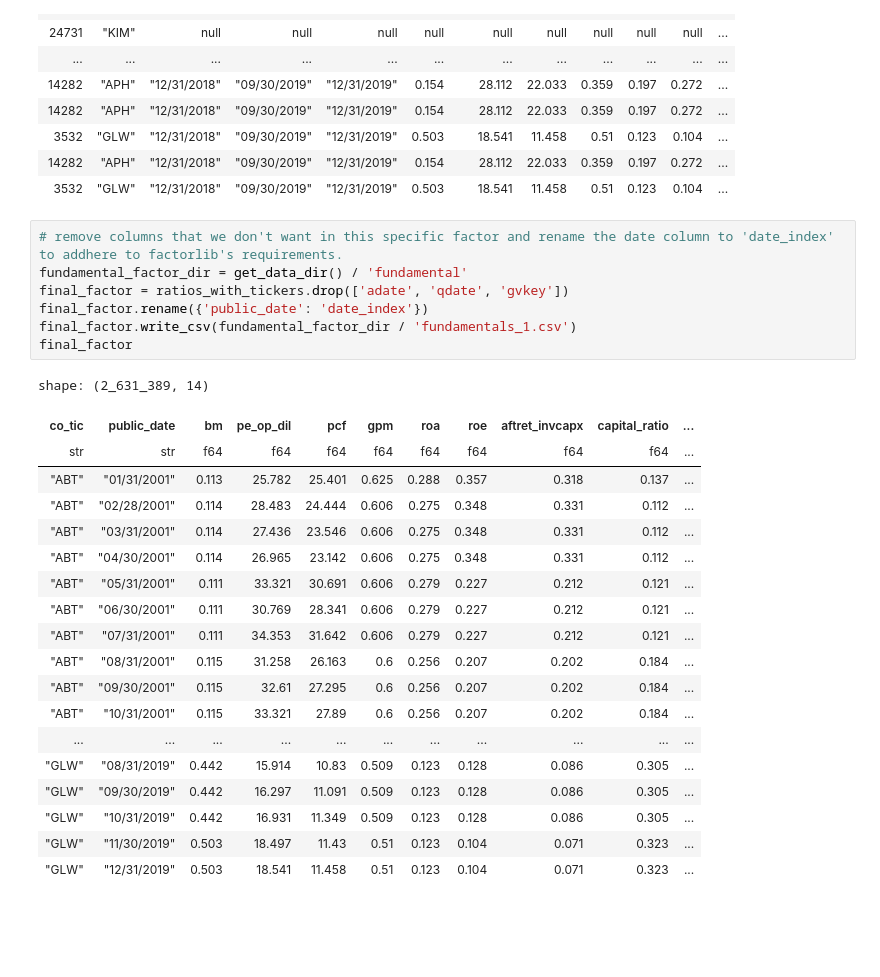
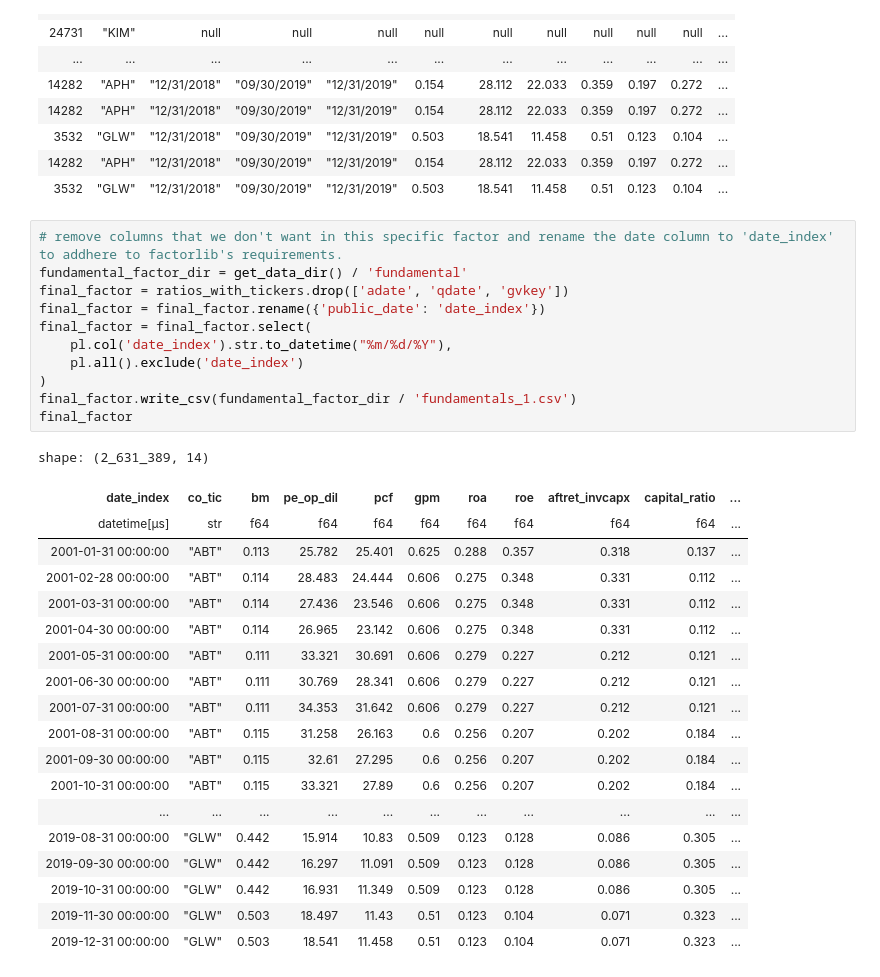
Before and after one commit to jakezur1/factorlib-polars, a Jupyter notebook: factors/fundamental/fundamentals1_monthly.ipynb, the cells around one changed output. Saved outputs shown, nothing was run; the diff lists cells and outputs as text; blank space fills up the shorter version.

Commit message:
ran factor experiments and created a faulty fundamentals_1 factor. having problems with dates not being read in as dates

```diff
--- a/factors/fundamental/fundamentals1_monthly.ipynb
+++ b/factors/fundamental/fundamentals1_monthly.ipynb
@@ -43,27 +46,31 @@ shape: (2_631_389, 17)
 # %%
 # remove columns that we don't want in this specific factor and rename the date column to 'date_index' to addhere to factorlib's requirements.
 fundamental_factor_dir = get_data_dir() / 'fundamental'
 final_factor = ratios_with_tickers.drop(['adate', 'qdate', 'gvkey'])
-final_factor.rename({'public_date': 'date_index'})
+final_factor = final_factor.rename({'public_date': 'date_index'})
+final_factor = final_factor.select(
+    pl.col('date_index').str.to_datetime("%m/%d/%Y"),
+    pl.all().exclude('date_index')
+)
 final_factor.write_csv(fundamental_factor_dir / 'fundamentals_1.csv')
 final_factor
 # %% [output]
 shape: (2_631_389, 14)
-| co_tic | public_date | bm | pe_op_dil | pcf | gpm | roa | roe | aftret_invcapx | capital_ratio | ... |
-| str | str | f64 | f64 | f64 | f64 | f64 | f64 | f64 | f64 | ... |
-| "ABT" | "01/31/2001" | 0.113 | 25.782 | 25.401 | 0.625 | 0.288 | 0.357 | 0.318 | 0.137 | ... |
-| "ABT" | "02/28/2001" | 0.114 | 28.483 | 24.444 | 0.606 | 0.275 | 0.348 | 0.331 | 0.112 | ... |
-| "ABT" | "03/31/2001" | 0.114 | 27.436 | 23.546 | 0.606 | 0.275 | 0.348 | 0.331 | 0.112 | ... |
-| "ABT" | "04/30/2001" | 0.114 | 26.965 | 23.142 | 0.606 | 0.275 | 0.348 | 0.331 | 0.112 | ... |
-| "ABT" | "05/31/2001" | 0.111 | 33.321 | 30.691 | 0.606 | 0.279 | 0.227 | 0.212 | 0.121 | ... |
-| "ABT" | "06/30/2001" | 0.111 | 30.769 | 28.341 | 0.606 | 0.279 | 0.227 | 0.212 | 0.121 | ... |
-| "ABT" | "07/31/2001" | 0.111 | 34.353 | 31.642 | 0.606 | 0.279 | 0.227 | 0.212 | 0.121 | ... |
-| "ABT" | "08/31/2001" | 0.115 | 31.258 | 26.163 | 0.6 | 0.256 | 0.207 | 0.202 | 0.184 | ... |
-| "ABT" | "09/30/2001" | 0.115 | 32.61 | 27.295 | 0.6 | 0.256 | 0.207 | 0.202 | 0.184 | ... |
-| "ABT" | "10/31/2001" | 0.115 | 33.321 | 27.89 | 0.6 | 0.256 | 0.207 | 0.202 | 0.184 | ... |
+| date_index | co_tic | bm | pe_op_dil | pcf | gpm | roa | roe | aftret_invcapx | capital_ratio | ... |
+| datetime[μs] | str | f64 | f64 | f64 | f64 | f64 | f64 | f64 | f64 | ... |
+| 2001-01-31 00:00:00 | "ABT" | 0.113 | 25.782 | 25.401 | 0.625 | 0.288 | 0.357 | 0.318 | 0.137 | ... |
+| 2001-02-28 00:00:00 | "ABT" | 0.114 | 28.483 | 24.444 | 0.606 | 0.275 | 0.348 | 0.331 | 0.112 | ... |
+| 2001-03-31 00:00:00 | "ABT" | 0.114 | 27.436 | 23.546 | 0.606 | 0.275 | 0.348 | 0.331 | 0.112 | ... |
+| 2001-04-30 00:00:00 | "ABT" | 0.114 | 26.965 | 23.142 | 0.606 | 0.275 | 0.348 | 0.331 | 0.112 | ... |
+| 2001-05-31 00:00:00 | "ABT" | 0.111 | 33.321 | 30.691 | 0.606 | 0.279 | 0.227 | 0.212 | 0.121 | ... |
+| 2001-06-30 00:00:00 | "ABT" | 0.111 | 30.769 | 28.341 | 0.606 | 0.279 | 0.227 | 0.212 | 0.121 | ... |
+| 2001-07-31 00:00:00 | "ABT" | 0.111 | 34.353 | 31.642 | 0.606 | 0.279 | 0.227 | 0.212 | 0.121 | ... |
+| 2001-08-31 00:00:00 | "ABT" | 0.115 | 31.258 | 26.163 | 0.6 | 0.256 | 0.207 | 0.202 | 0.184 | ... |
+| 2001-09-30 00:00:00 | "ABT" | 0.115 | 32.61 | 27.295 | 0.6 | 0.256 | 0.207 | 0.202 | 0.184 | ... |
+| 2001-10-31 00:00:00 | "ABT" | 0.115 | 33.321 | 27.89 | 0.6 | 0.256 | 0.207 | 0.202 | 0.184 | ... |
 | ... | ... | ... | ... | ... | ... | ... | ... | ... | ... | ... |
-| "GLW" | "08/31/2019" | 0.442 | 15.914 | 10.83 | 0.509 | 0.123 | 0.128 | 0.086 | 0.305 | ... |
-| "GLW" | "09/30/2019" | 0.442 | 16.297 | 11.091 | 0.509 | 0.123 | 0.128 | 0.086 | 0.305 | ... |
-| "GLW" | "10/31/2019" | 0.442 | 16.931 | 11.349 | 0.509 | 0.123 | 0.128 | 0.086 | 0.305 | ... |
-| "GLW" | "11/30/2019" | 0.503 | 18.497 | 11.43 | 0.51 | 0.123 | 0.104 | 0.071 | 0.323 | ... |
-| "GLW" | "12/31/2019" | 0.503 | 18.541 | 11.458 | 0.51 | 0.123 | 0.104 | 0.071 | 0.323 | ... |
+| 2019-08-31 00:00:00 | "GLW" | 0.442 | 15.914 | 10.83 | 0.509 | 0.123 | 0.128 | 0.086 | 0.305 | ... |
+| 2019-09-30 00:00:00 | "GLW" | 0.442 | 16.297 | 11.091 | 0.509 | 0.123 | 0.128 | 0.086 | 0.305 | ... |
+| 2019-10-31 00:00:00 | "GLW" | 0.442 | 16.931 | 11.349 | 0.509 | 0.123 | 0.128 | 0.086 | 0.305 | ... |
+| 2019-11-30 00:00:00 | "GLW" | 0.503 | 18.497 | 11.43 | 0.51 | 0.123 | 0.104 | 0.071 | 0.323 | ... |
+| 2019-12-31 00:00:00 | "GLW" | 0.503 | 18.541 | 11.458 | 0.51 | 0.123 | 0.104 | 0.071 | 0.323 | ... |
```
Also changed, not shown: parts of 1 cell of this notebook, 2 other files.
